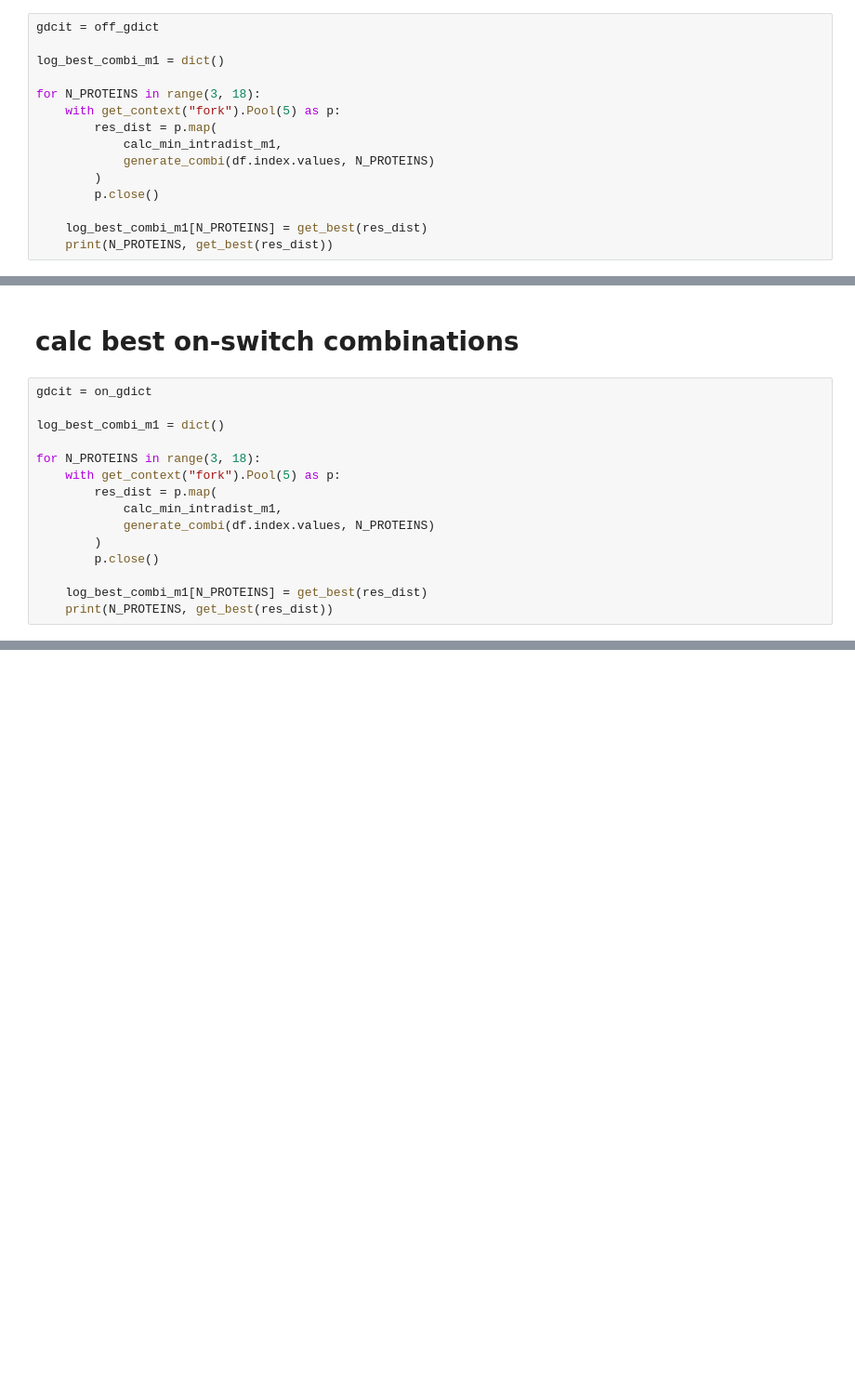
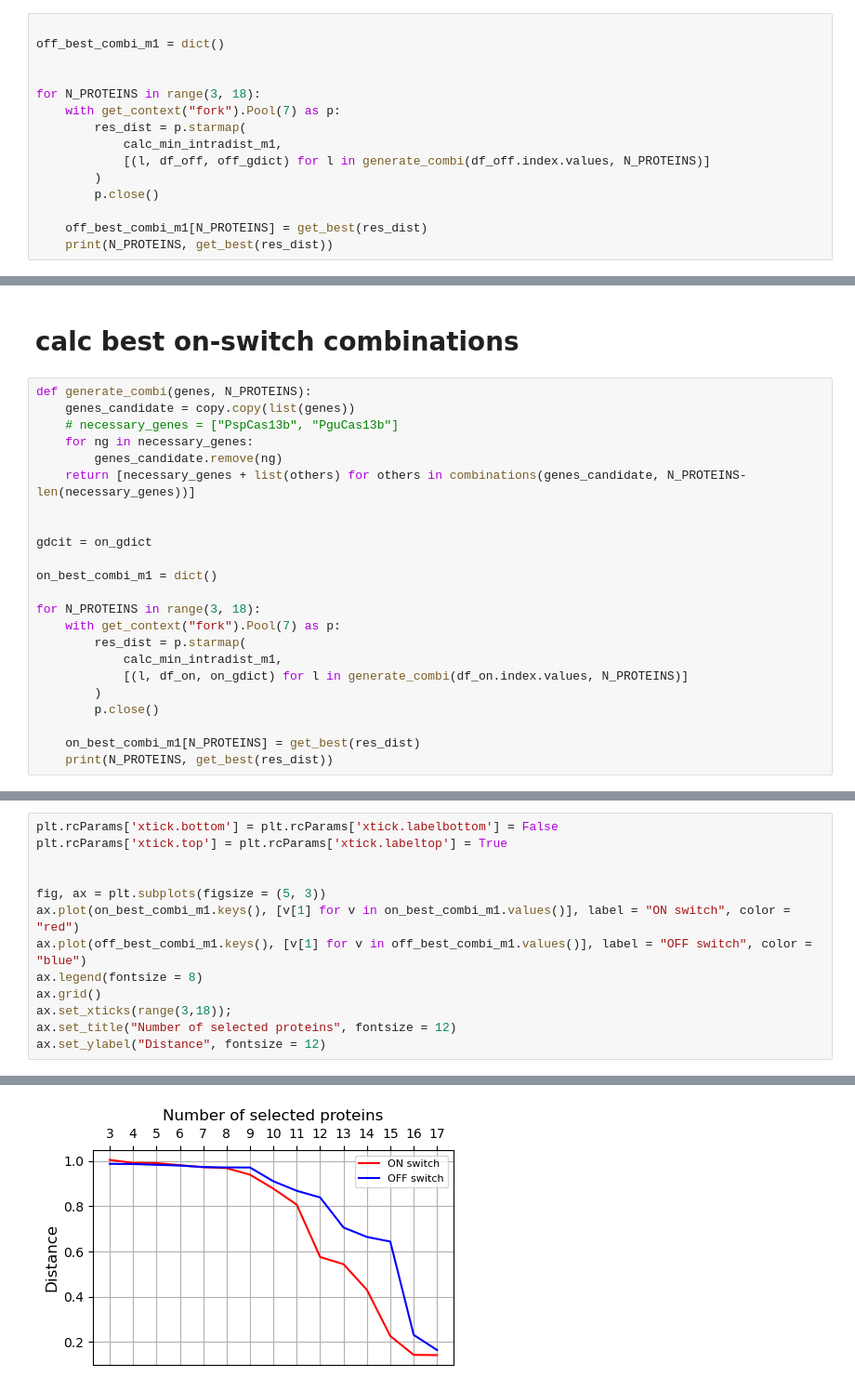
Before and after one commit to Shunsuke-1994/CaRTRIDGE, a Jupyter notebook: notebooks/orthogonality_check.ipynb, the cells around one changed output, grey strips where cells are left out. Shown at 93% size. Saved outputs shown, nothing was run; the diff lists cells and outputs as text; blank space fills up the shorter version.

```diff
--- a/notebooks/orthogonality_check.ipynb
+++ b/notebooks/orthogonality_check.ipynb
@@ -171,19 +171,19 @@ generate_combi(df.index, 4)[:5]
 # %% [markdown]
 # calc best off-switch combinations
 # %%
-gdcit = off_gdict
 
-log_best_combi_m1 = dict()
+off_best_combi_m1 = dict()
+
 
 for N_PROTEINS in range(3, 18):
-    with get_context("fork").Pool(5) as p:
-        res_dist = p.map(
+    with get_context("fork").Pool(7) as p:
+        res_dist = p.starmap(
             calc_min_intradist_m1,
-            generate_combi(df.index.values, N_PROTEINS)
+            [(l, df_off, off_gdict) for l in generate_combi(df_off.index.values, N_PROTEINS)]
         )
         p.close()
 
-    log_best_combi_m1[N_PROTEINS] = get_best(res_dist)
+    off_best_combi_m1[N_PROTEINS] = get_best(res_dist)
     print(N_PROTEINS, get_best(res_dist))
 # %% [output]
 3 (['PspCas13b', 'PguCas13b', 'MbCas12a'], 0.9883751022676787)
@@ -199,18 +204,26 @@ KeyboardInterrupt:
 # %% [markdown]
 # calc best on-switch combinations
 # %%
+def generate_combi(genes, N_PROTEINS):
+    genes_candidate = copy.copy(list(genes))
+    # necessary_genes = ["PspCas13b", "PguCas13b"]
+    for ng in necessary_genes:
+        genes_candidate.remove(ng)
+    return [necessary_genes + list(others) for others in combinations(genes_candidate, N_PROTEINS-len(necessary_genes))]
+
+
 gdcit = on_gdict
 
-log_best_combi_m1 = dict()
+on_best_combi_m1 = dict()
 
 for N_PROTEINS in range(3, 18):
-    with get_context("fork").Pool(5) as p:
-        res_dist = p.map(
+    with get_context("fork").Pool(7) as p:
+        res_dist = p.starmap(
             calc_min_intradist_m1,
-            generate_combi(df.index.values, N_PROTEINS)
+            [(l, df_on, on_gdict) for l in generate_combi(df_on.index.values, N_PROTEINS)]
         )
         p.close()
 
-    log_best_combi_m1[N_PROTEINS] = get_best(res_dist)
+    on_best_combi_m1[N_PROTEINS] = get_best(res_dist)
     print(N_PROTEINS, get_best(res_dist))
 # %% [output]
@@ -222,0 +247,14 @@ KeyboardInterrupt:
+# %%
+plt.rcParams['xtick.bottom'] = plt.rcParams['xtick.labelbottom'] = False
+plt.rcParams['xtick.top'] = plt.rcParams['xtick.labeltop'] = True
+
+
+fig, ax = plt.subplots(figsize = (5, 3))
+ax.plot(on_best_combi_m1.keys(), [v[1] for v in on_best_combi_m1.values()], label = "ON switch", color = "red")
+ax.plot(off_best_combi_m1.keys(), [v[1] for v in off_best_combi_m1.values()], label = "OFF switch", color = "blue")
+ax.legend(fontsize = 8)
+ax.grid()
+ax.set_xticks(range(3,18));
+ax.set_title("Number of selected proteins", fontsize = 12)
+ax.set_ylabel("Distance", fontsize = 12)
+# %% [output]
@@ -222,0 +262 @@ KeyboardInterrupt:
+[figure, added]
```
Also changed, not shown: parts of 7 cells of this notebook, 5 other files.
